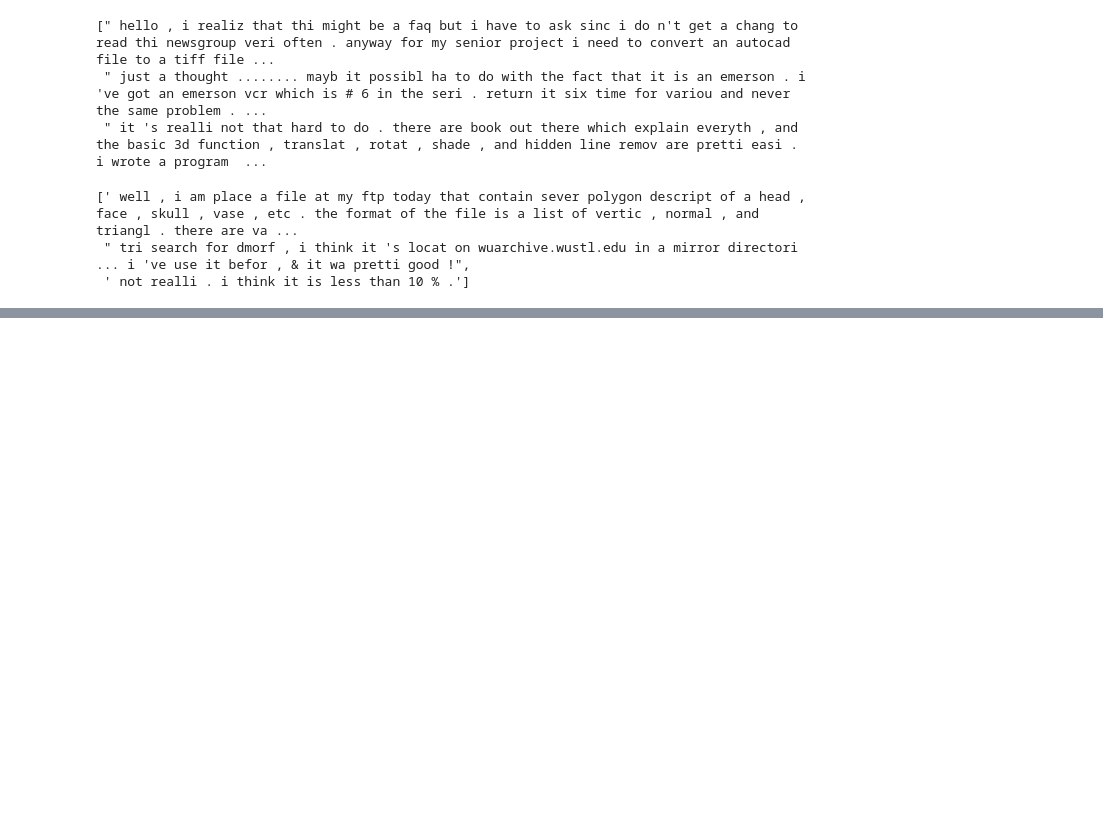
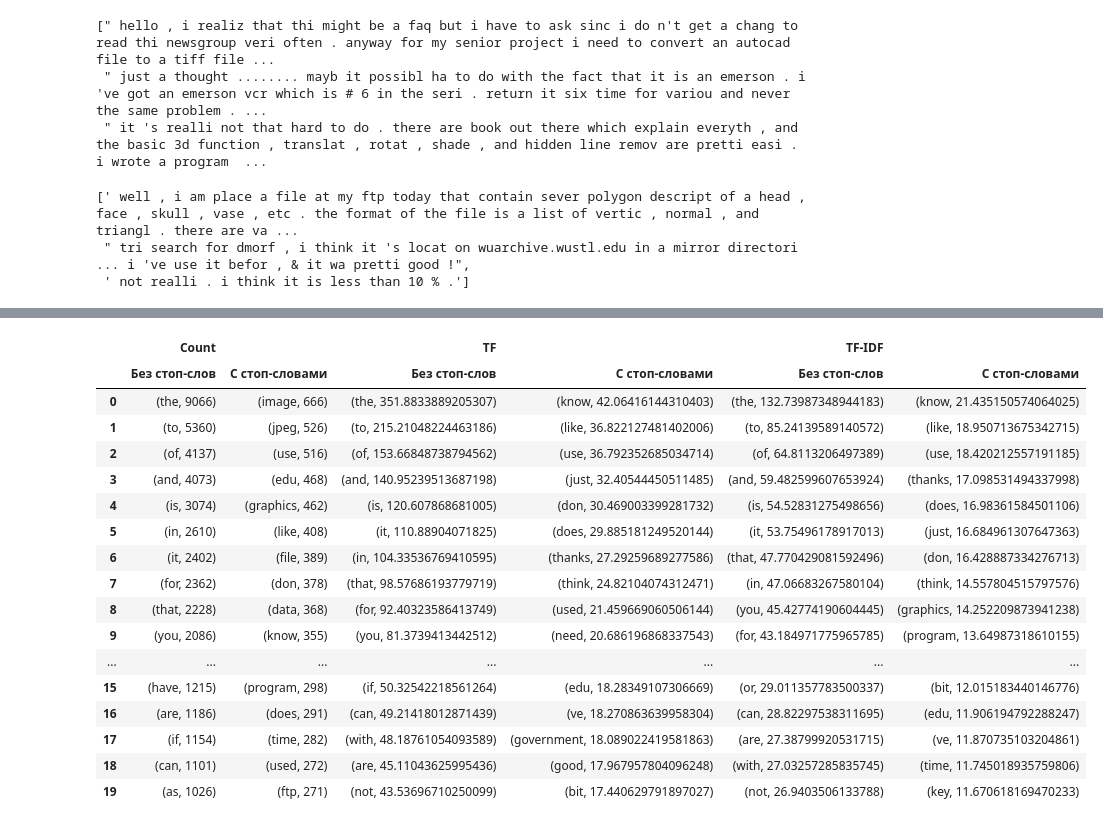
Before and after one commit to ruslooob/expert-systems, a Jupyter notebook: notebooks/2_lab.ipynb, the cells around one changed output, grey strips where cells are left out. Cells and saved outputs as stored; diff of their text form; code cells hidden in the pictures; blank space fills up the shorter version.

```diff
--- a/notebooks/2_lab.ipynb
+++ b/notebooks/2_lab.ipynb
@@ -585,0 +336,6 @@ None
+# %%
+vect = CountVectorizer(max_features=10000, stop_words='english')
+dtm = vect.fit_transform(test_bunch.data)
+count_column_stop = get_20_freq_words(vect, dtm)
+df_test['Count', 'С стоп-словами'] = count_column_stop
+count_column_stop
@@ -585,0 +399,11 @@ None
+# %%
+vectorizer = CountVectorizer(max_features=10000, stop_words='english')
+dtm = vectorizer.fit_transform(test_bunch.data)
+tfidf = TfidfTransformer(use_idf=False).fit_transform(dtm)
+
+feature_names = vectorizer.get_feature_names_out()
+tfidf_values = tfidf.toarray().sum(axis=0)
+
+tf_column_stop_test = get_20_freq_words_idf(feature_names, tfidf_values)
+df_test['TF', 'С стоп-словами'] = tf_column_stop_test
+tf_column_stop_test
@@ -585,0 +433,11 @@ None
+# %%
+vectorizer = CountVectorizer(max_features=10000)
+dtm = vectorizer.fit_transform(test_bunch.data)
+tfidf = TfidfTransformer(use_idf=True).fit_transform(dtm)
+
+feature_names = vectorizer.get_feature_names_out()
+tfidf_values = tfidf.toarray().sum(axis=0)
+
+tf_idf_test = get_20_freq_words_idf(feature_names, tfidf_values)
+df_test['TF-IDF', 'Без стоп-слов'] = tf_idf_test
+tf_idf_test
@@ -585,0 +467,11 @@ None
+# %%
+vectorizer = CountVectorizer(max_features=10000, stop_words='english')
+dtm = vectorizer.fit_transform(test_bunch.data)
+tfidf = TfidfTransformer(use_idf=True).fit_transform(dtm)
+
+feature_names = vectorizer.get_feature_names_out()
+tfidf_values = tfidf.toarray().sum(axis=0)
+
+tf_idf_stop_test = get_20_freq_words_idf(feature_names, tfidf_values)
+df_test['TF-IDF', 'С стоп-словами'] = tf_idf_stop_test
+tf_idf_stop_test
@@ -585,0 +912,21 @@ None
+# %%
+df_test
+# %% [output]
+|  | Count |  | TF |  | TF-IDF |  |
+|  | Без стоп-слов | С стоп-словами | Без стоп-слов | С стоп-словами | Без стоп-слов | С стоп-словами |
+| 0 | (the, 9066) | (image, 666) | (the, 351.8833889205307) | (know, 42.06416144310403) | (the, 132.73987348944183) | (know, 21.435150574064025) |
+| 1 | (to, 5360) | (jpeg, 526) | (to, 215.21048224463186) | (like, 36.822127481402006) | (to, 85.24139589140572) | (like, 18.950713675342715) |
+| 2 | (of, 4137) | (use, 516) | (of, 153.66848738794562) | (use, 36.792352685034714) | (of, 64.8113206497389) | (use, 18.420212557191185) |
+| 3 | (and, 4073) | (edu, 468) | (and, 140.95239513687198) | (just, 32.40544450511485) | (and, 59.482599607653924) | (thanks, 17.098531494337998) |
+| 4 | (is, 3074) | (graphics, 462) | (is, 120.607868681005) | (don, 30.469003399281732) | (is, 54.52831275498656) | (does, 16.98361584501106) |
+| 5 | (in, 2610) | (like, 408) | (it, 110.88904071825) | (does, 29.885181249520144) | (it, 53.75496178917013) | (just, 16.684961307647363) |
+| 6 | (it, 2402) | (file, 389) | (in, 104.33536769410595) | (thanks, 27.29259689277586) | (that, 47.770429081592496) | (don, 16.428887334276713) |
+| 7 | (for, 2362) | (don, 378) | (that, 98.57686193779719) | (think, 24.82104074312471) | (in, 47.06683267580104) | (think, 14.557804515797576) |
+| 8 | (that, 2228) | (data, 368) | (for, 92.40323586413749) | (used, 21.459669060506144) | (you, 45.42774190604445) | (graphics, 14.252209873941238) |
+| 9 | (you, 2086) | (know, 355) | (you, 81.3739413442512) | (need, 20.686196868337543) | (for, 43.184971775965785) | (program, 13.64987318610155) |
+| ... | ... | ... | ... | ... | ... | ... |
+| 15 | (have, 1215) | (program, 298) | (if, 50.32542218561264) | (edu, 18.28349107306669) | (or, 29.011357783500337) | (bit, 12.015183440146776) |
+| 16 | (are, 1186) | (does, 291) | (can, 49.21418012871439) | (ve, 18.270863639958304) | (can, 28.82297538311695) | (edu, 11.906194792288247) |
+| 17 | (if, 1154) | (time, 282) | (with, 48.18761054093589) | (government, 18.089022419581863) | (are, 27.38799920531715) | (ve, 11.870735103204861) |
+| 18 | (can, 1101) | (used, 272) | (are, 45.11043625995436) | (good, 17.967957804096248) | (with, 27.03257285835745) | (time, 11.745018935759806) |
+| 19 | (as, 1026) | (ftp, 271) | (not, 43.53696710250099) | (bit, 17.440629791897027) | (not, 26.9403506133788) | (key, 11.670618169470233) |
```
Also changed, not shown: parts of 109 cells of this notebook, 3 other files.
